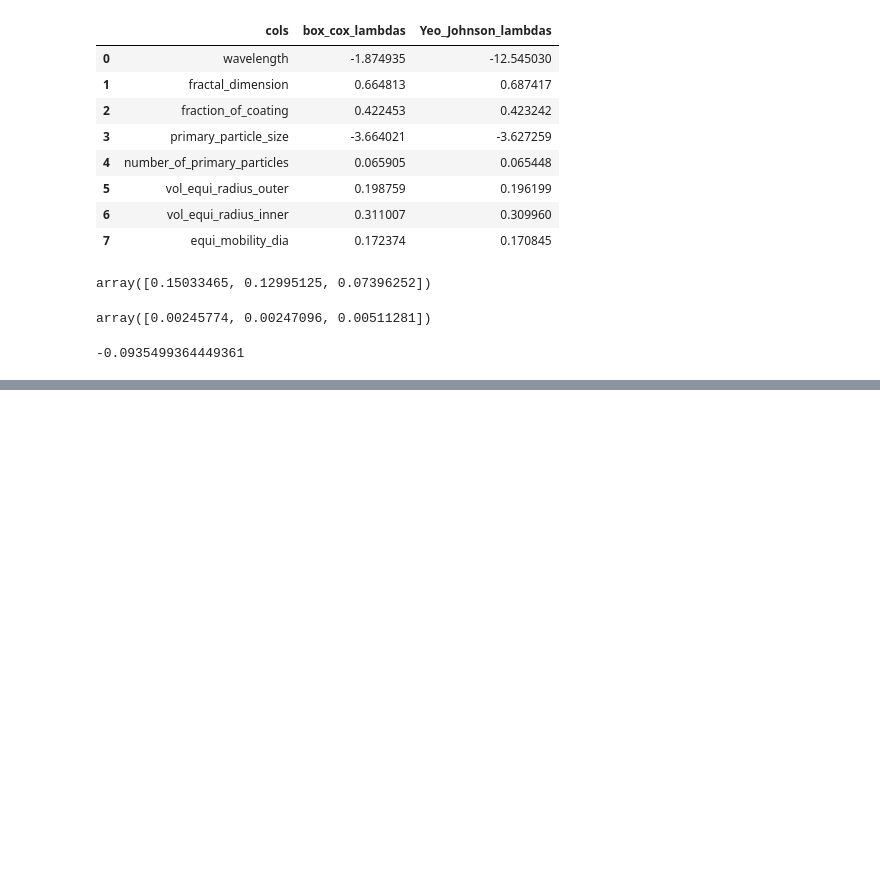
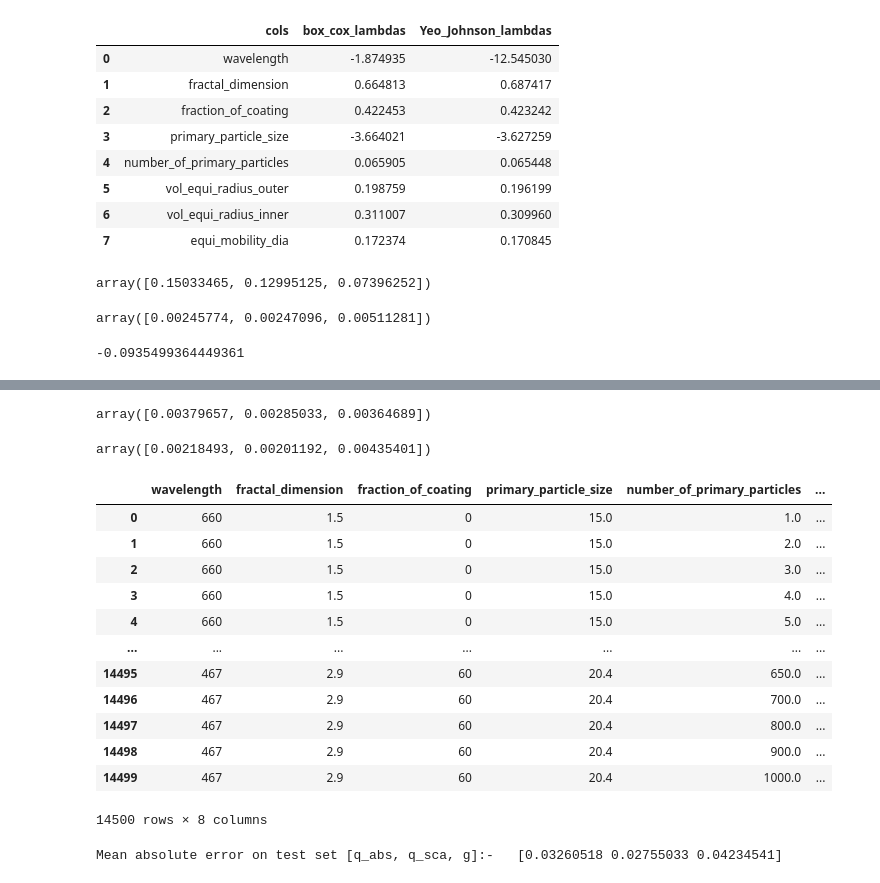
Before and after one commit to jaikrishna-patil/BC-Aerosol-Project, a Jupyter notebook: Notebooks/Untitled1.ipynb, the cells around one changed output, grey strips where cells are left out. Saved outputs shown, nothing was run; the diff lists cells and outputs as text; code cells hidden in the pictures; blank space fills up the shorter version.

```diff
--- a/Notebooks/Untitled1.ipynb
+++ b/Notebooks/Untitled1.ipynb
@@ -235,0 +869,8 @@ np.mean(cross_val_score(model,X_transformed,Y,scoring='neg_mean_absolute_error')
+# %%
+error_NN
+# %% [output]
+array([0.00379657, 0.00285033, 0.00364689])
+# %%
+error_KRR
+# %% [output]
+array([0.00218493, 0.00201192, 0.00435401])
@@ -235,0 +879,31 @@ np.mean(cross_val_score(model,X_transformed,Y,scoring='neg_mean_absolute_error')
+# %%
+df = pd.read_excel('database_new.xlsx')
+
+df_train = df[(df['fraction_of_coating'] < 70)]
+df_test = df[(df['fraction_of_coating'] >= 70)]
+df_train=df_train.reset_index()
+df_test=df_test.reset_index()
+X_test=df_test.loc[:, ['wavelength', 'fractal_dimension', 'fraction_of_coating', 'primary_particle_size',
+                       'number_of_primary_particles',
+                       'vol_equi_radius_outer', 'vol_equi_radius_inner', 'equi_mobility_dia']]
+Y_test=df_test.loc[:,['q_abs', 'q_sca', 'g']]
+X_train=df_train.loc[:, ['wavelength', 'fractal_dimension', 'fraction_of_coating', 'primary_particle_size',
+                       'number_of_primary_particles',
+                       'vol_equi_radius_outer', 'vol_equi_radius_inner', 'equi_mobility_dia']]
+Y_train=df_train.loc[:,['q_abs', 'q_sca', 'g']]
+# %%
+X_train
+# %% [output]
+|  | wavelength | fractal_dimension | fraction_of_coating | primary_particle_size | number_of_primary_particles | ... |
+| 0 | 660 | 1.5 | 0 | 15.0 | 1.0 | ... |
+| 1 | 660 | 1.5 | 0 | 15.0 | 2.0 | ... |
+| 2 | 660 | 1.5 | 0 | 15.0 | 3.0 | ... |
+| 3 | 660 | 1.5 | 0 | 15.0 | 4.0 | ... |
+| 4 | 660 | 1.5 | 0 | 15.0 | 5.0 | ... |
+| ... | ... | ... | ... | ... | ... | ... |
+| 14495 | 467 | 2.9 | 60 | 20.4 | 650.0 | ... |
+| 14496 | 467 | 2.9 | 60 | 20.4 | 700.0 | ... |
+| 14497 | 467 | 2.9 | 60 | 20.4 | 800.0 | ... |
+| 14498 | 467 | 2.9 | 60 | 20.4 | 900.0 | ... |
+| 14499 | 467 | 2.9 | 60 | 20.4 | 1000.0 | ... |
+14500 rows × 8 columns
@@ -235,0 +912,30 @@ np.mean(cross_val_score(model,X_transformed,Y,scoring='neg_mean_absolute_error')
+# %%
+
+pt = PowerTransformer(method='box-cox')
+X_train_transformed = pt.fit_transform(X_train+0.00000000001)
+X_test_transformed = pt.transform(X_test+0.000000001)
+
+#scaling_y = PowerTransformer(method='box-cox')
+
+#Y_train = scaling_y.fit_transform(Y_train+0.00000000001)
+
+#print(pd.DataFrame({'cols':X_train.columns,'box_cox_lambdas':pt.lambdas_}))
+
+regressor = KernelRidge(alpha=0.001, gamma=0.01, kernel='rbf')
+
+
+model = regressor.fit(X_train_transformed, Y_train)
+
+
+Y_pred = model.predict(X_test_transformed)
+# Y_pred=wrapper.predict(X_test)
+
+#Y_pred = scaling_y.inverse_transform(Y_pred)
+#Y_pred = pd.DataFrame(data=Y_pred, columns=["q_abs", "q_sca", "g"])
+
+error = mean_absolute_error(Y_test, Y_pred, multioutput='raw_values')
+
+
+print('Mean absolute error on test set [q_abs, q_sca, g]:-  ', error)
+# %% [output]
+Mean absolute error on test set [q_abs, q_sca, g]:-   [0.03260518 0.02755033 0.04234541]
```
Also changed, not shown: parts of 74 cells of this notebook, 20 other files.
